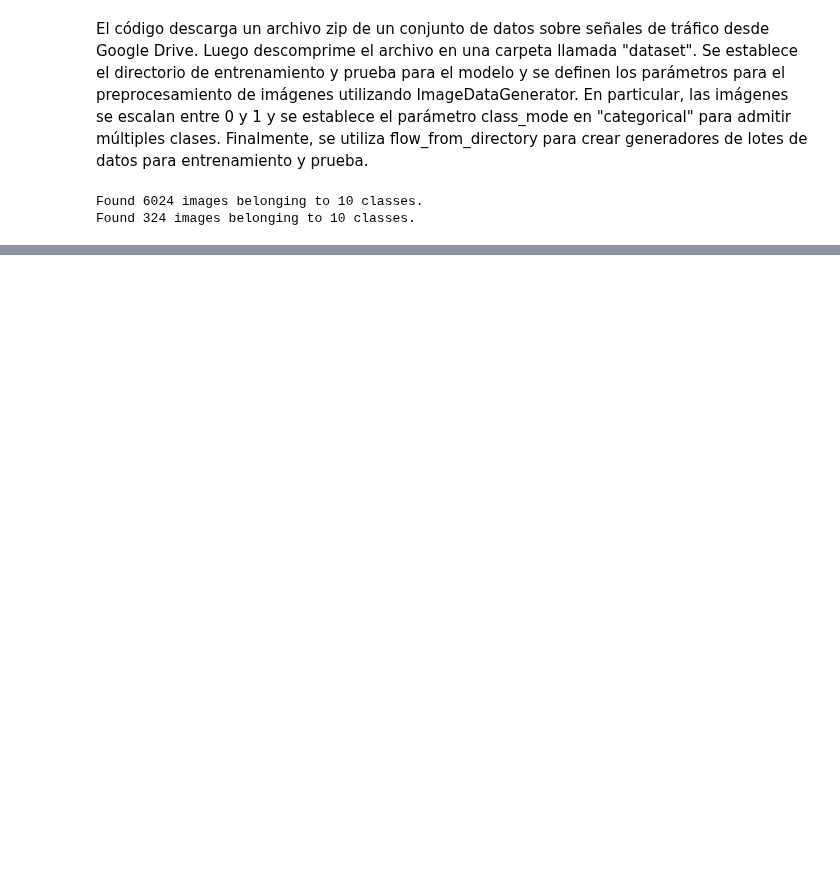
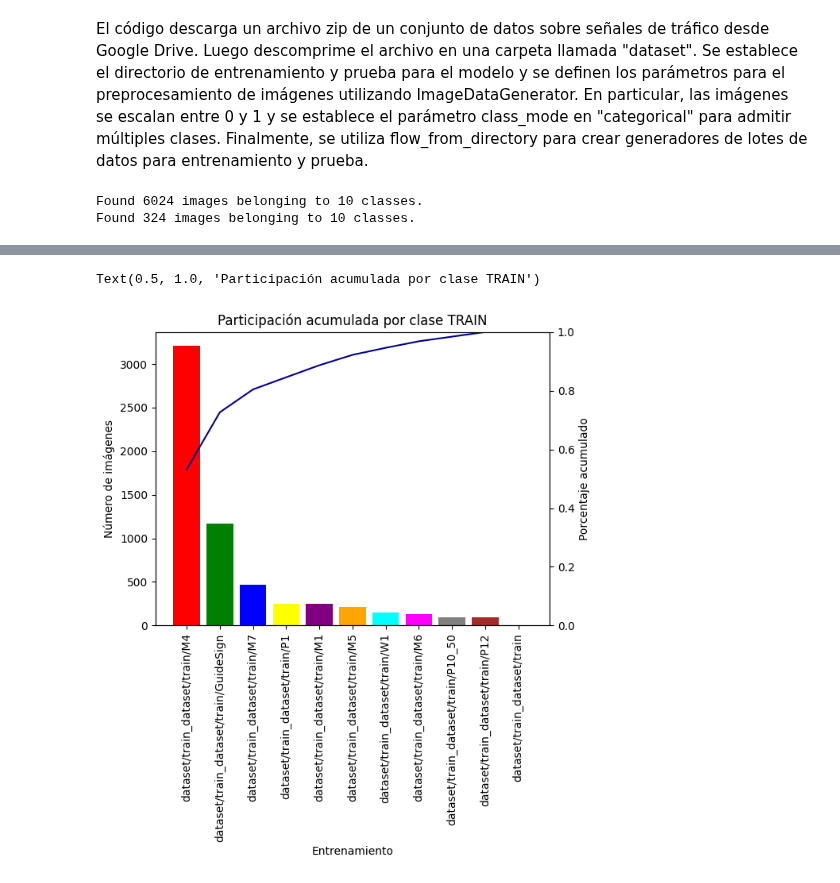
Before and after one commit to jsebastianquiroga/DEEP_LEARNING_PUJ, a Jupyter notebook: Traffic_sign/notebook/Taller_2_Caicedo_García_Quiroga.ipynb, the cells around one changed output, grey strips where cells are left out. Cells and saved outputs as stored; diff of their text form; code cells hidden in the pictures; blank space fills up the shorter version.

```diff
--- a/Traffic_sign/notebook/Taller_2_Caicedo_García_Quiroga.ipynb
+++ b/Traffic_sign/notebook/Taller_2_Caicedo_García_Quiroga.ipynb
@@ -220,0 +233,59 @@ plt.show()
+# %%
+import matplotlib.pyplot as plt
+import os
+
+# Especifica la ruta del directorio raíz que contiene los subdirectorios con las imágenes
+root_dir  = 'dataset/train_dataset/train'
+
+# Inicializa un diccionario para contabilizar el número de imágenes por carpeta
+num_images_per_folder = {}
+
+# Itera sobre todos los subdirectorios en el directorio raíz
+for subdir, dirs, files in os.walk(root_dir):
+    # Inicializa un contador de imágenes para el subdirectorio actual
+    num_images = 0
+
+    # Itera sobre todos los archivos en el subdirectorio
+    for filename in files:
+        # Verifica que el archivo sea una imagen
+        if filename.endswith('.jpg') or filename.endswith('.png'):
+            # Incrementa el contador de imágenes
+            num_images += 1
+
+    # Agrega la cantidad de imágenes contabilizadas al diccionario
+    num_images_per_folder[subdir] = num_images
+
+# Ordena el diccionario por el número de imágenes de mayor a menor
+sorted_folders = sorted(num_images_per_folder.items(), key=lambda x: x[1], reverse=True)
+
+# Calcula los porcentajes y acumulados en una lista
+percentages = []
+cumulative_percentage = 0
+for folder in sorted_folders:
+    percentage = folder[1] / sum(num_images_per_folder.values())
+    percentages.append(percentage)
+    cumulative_percentage += percentage
+
+# Crea un gráfico de barras que muestra el número de imágenes por carpeta
+# Crea un gráfico de barras que muestra el número de imágenes por carpeta
+fig, ax1 = plt.subplots()
+
+ax1.bar(range(len(sorted_folders)), [folder[1] for folder in sorted_folders], align='center', color=['red', 'green', 'blue', 'yellow', 'purple', 'orange', 'cyan', 'magenta', 'gray', 'brown'])
+ax1.set_xticks(range(len(sorted_folders)))
+ax1.set_xticklabels([folder[0] for folder in sorted_folders], rotation=90)
+ax1.set_xlabel('Entrenamiento')
+ax1.set_ylabel('Número de imágenes')
+
+# Agrega una línea con el porcentaje acumulado
+ax2 = ax1.twinx()
+ax2.plot(range(len(sorted_folders)), np.cumsum(percentages), color='darkblue')
+ax2.set_ylabel('Porcentaje acumulado')
+ax2.set_ylim([0, 1])
+
+plt.title('Participación acumulada por clase TRAIN')
+
+
+##
+# %% [output]
+Text(0.5, 1.0, 'Participación acumulada por clase TRAIN')
+[figure, added]
```
Also changed, not shown: parts of 8 cells of this notebook.
